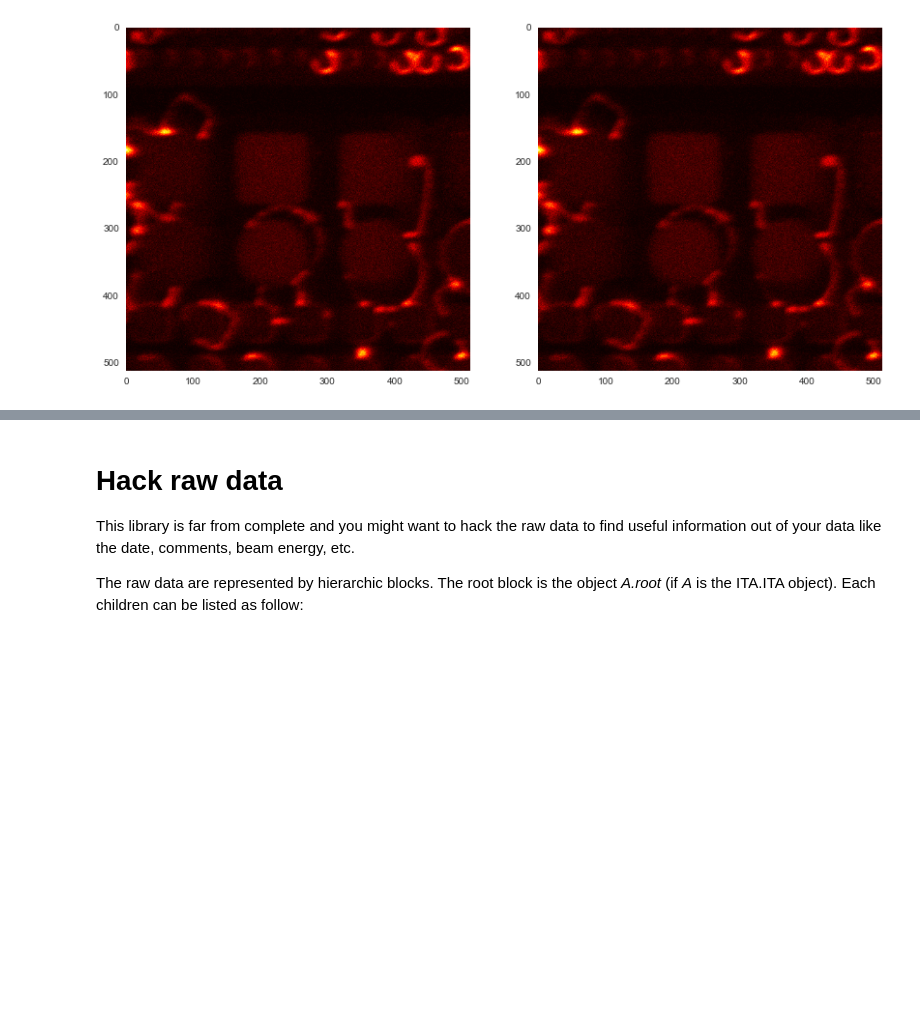
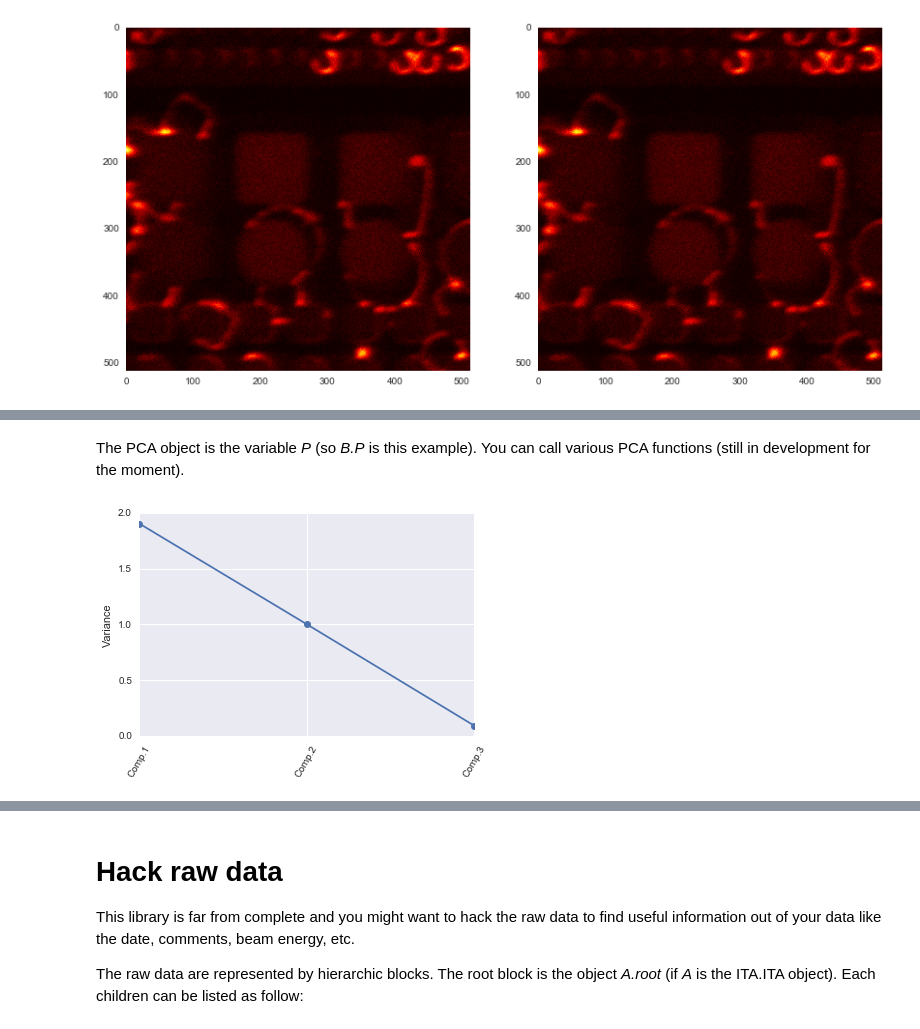
Before and after one commit to scholi/pyTOF, a Jupyter notebook: doc/pyTOF Documentation.ipynb, the cells around one changed output, grey strips where cells are left out. Drawn from its saved outputs; the diff is of its cells as text; code cells hidden in the pictures; blank space fills up the shorter version.

```diff
--- a/doc/pyTOF Documentation.ipynb
+++ b/doc/pyTOF Documentation.ipynb
@@ -103,0 +203,6 @@ ax[1].imshow(Z,cmap='hot');
+# %% [markdown]
+The PCA object is the variable _P_ (so _B.P_ is this example). You can call various PCA functions (still in development for the moment).
+# %%
+B.P.screeplot()
+# %% [output]
+[figure, added]
```
Also changed, not shown: parts of 15 cells of this notebook, 2 other files.
